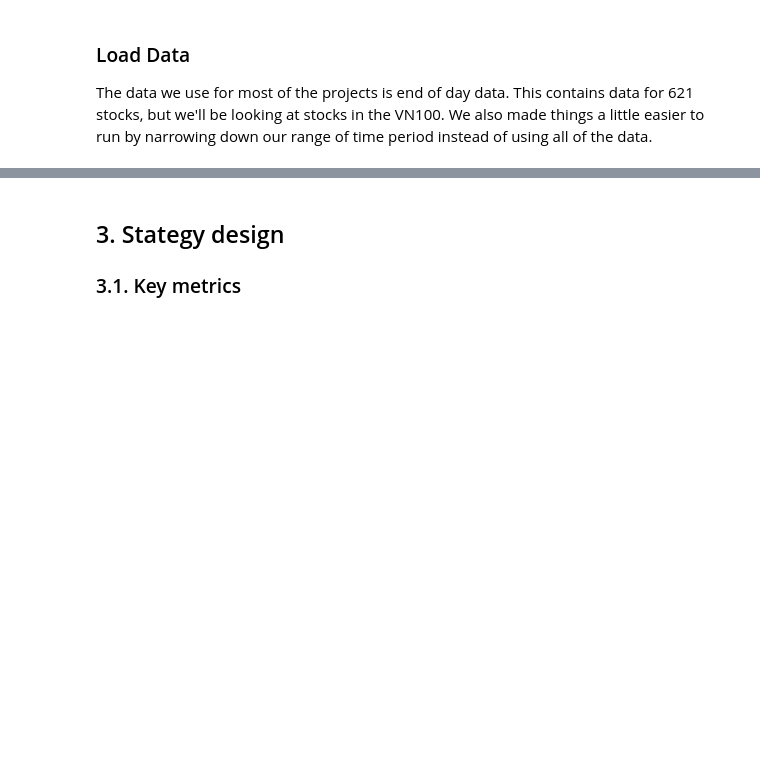
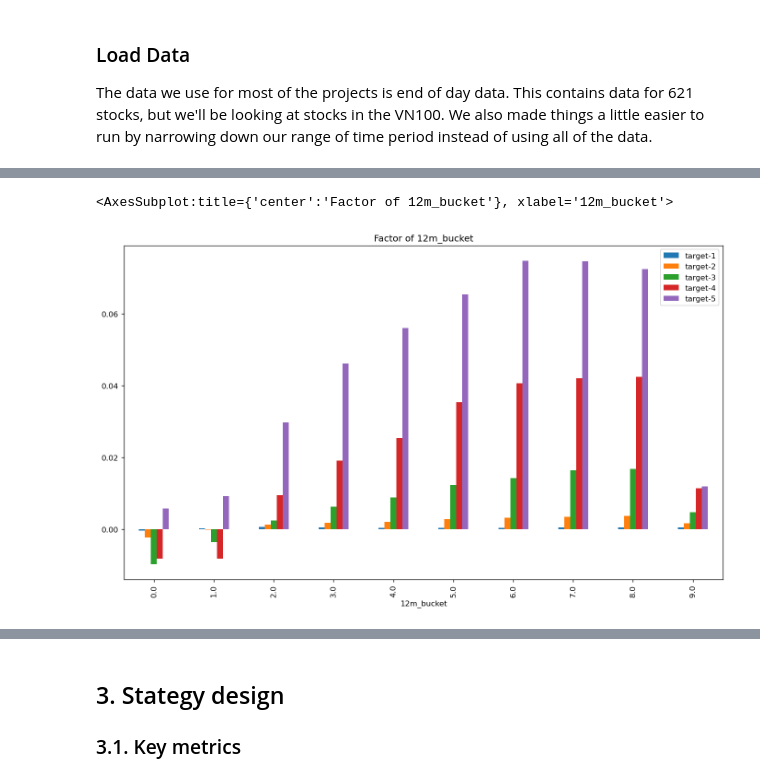
Before and after one commit to BinhKieu82/springboard_capstone3, a Jupyter notebook: momentum_vnmarket.ipynb, the cells around one changed output, grey strips where cells are left out. Drawn from its saved outputs; the diff is of its cells as text; code cells hidden in the pictures; blank space fills up the shorter version.

```diff
--- a/momentum_vnmarket.ipynb
+++ b/momentum_vnmarket.ipynb
@@ -69,0 +188,5 @@ tickers = np.array(pd.read_sql("SELECT name FROM sqlite_master WHERE type='table
+# %%
+visualizations.plot_bar(df, '12m_bucket')
+# %% [output]
+<AxesSubplot:title={'center':'Factor of 12m_bucket'}, xlabel='12m_bucket'>
+[figure, added]
```
Also changed, not shown: parts of 28 cells of this notebook, 3 other files.
